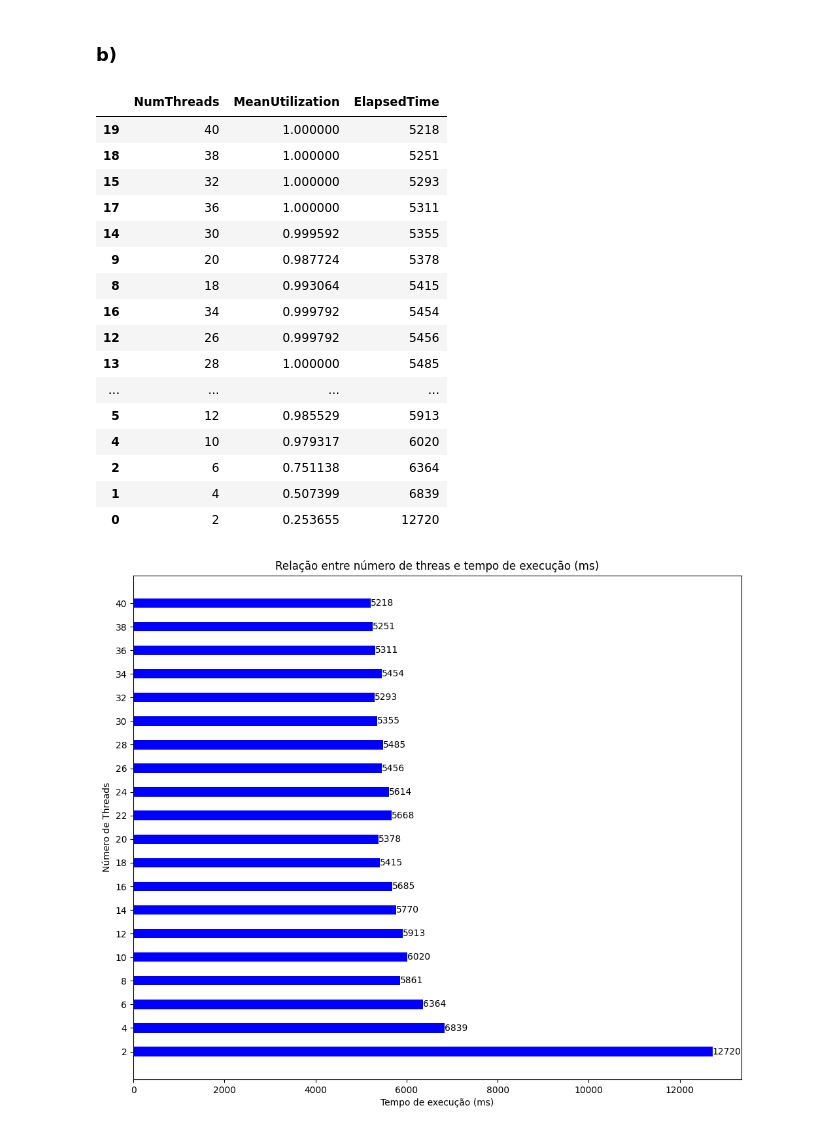
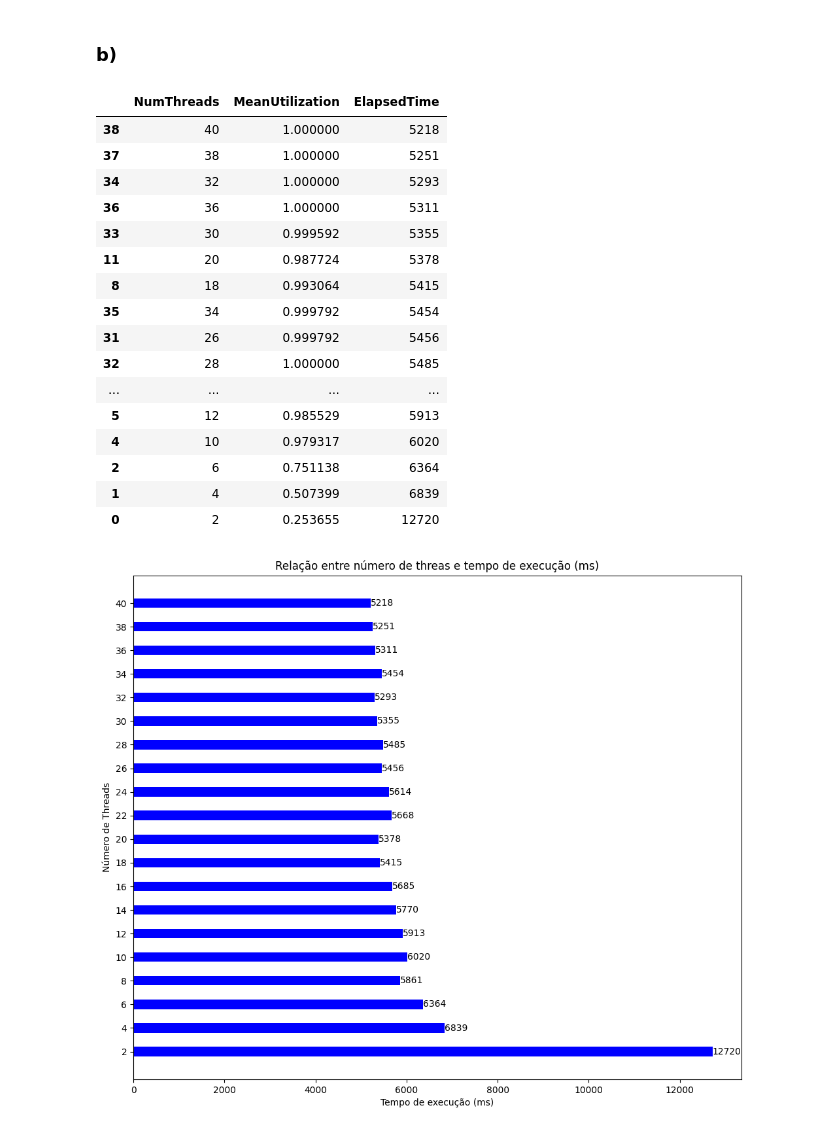
Before and after one commit to BrunSouza/Analise-desempenho-de-sistemas, a Jupyter notebook: analise.ipynb, the cells around one changed output. Drawn from its saved outputs; the diff is of its cells as text; code cells hidden in the pictures.

```diff
--- a/analise.ipynb
+++ b/analise.ipynb
@@ -45,9 +46,9 @@ display(uso_cpu)
 # %%
 # Convertendo valores para porcentagem
-df_primos["MeanUtilizationPercent"] = df_primos["MeanUtilization"] * 100
+df_primos_qt_01["MeanUtilizationPercent"] = df_primos_qt_01["MeanUtilization"] * 100
 
 plt.figure(figsize=(12, 10))
-bars = plt.barh(df_primos["NumThreads"], df_primos["MeanUtilizationPercent"], color='b')
+bars = plt.barh(df_primos_qt_01["NumThreads"], df_primos_qt_01["MeanUtilizationPercent"], color='b')
 
 # Adicionando os valores nas barras
 for bar in bars:
@@ -59,7 +60,7 @@ for bar in bars:
     )
 
 # Espaçamento entre as barras
-num_threads = df_primos["NumThreads"]
+num_threads = df_primos_qt_01["NumThreads"]
 plt.yticks(ticks=range(min(num_threads), max(num_threads) + 1, 2))
 
 plt.title("Relação entre NumThreads e MeanUtilization (em %)")
@@ -72,23 +78,24 @@ plt.show()
 ### b)
 # %%
 # Ordenar os dados pelo número de threads
-temp_total_exec = df_primos.sort_values(by="ElapsedTime", ascending=True)
+df_primos_qt_01 = df_primos[df_primos["NumeroMaximo"]==110000]
+temp_total_exec = df_primos_qt_01.sort_values(by="ElapsedTime", ascending=True)
 
 # Exibir apenas as colunas desejadas
 temp_total_exec = temp_total_exec[["NumThreads", "MeanUtilization","ElapsedTime"]]
 display(temp_total_exec)
 # %% [output]
 |  | NumThreads | MeanUtilization | ElapsedTime |
-| 19 | 40 | 1.000000 | 5218 |
-| 18 | 38 | 1.000000 | 5251 |
-| 15 | 32 | 1.000000 | 5293 |
-| 17 | 36 | 1.000000 | 5311 |
-| 14 | 30 | 0.999592 | 5355 |
-| 9 | 20 | 0.987724 | 5378 |
+| 38 | 40 | 1.000000 | 5218 |
+| 37 | 38 | 1.000000 | 5251 |
+| 34 | 32 | 1.000000 | 5293 |
+| 36 | 36 | 1.000000 | 5311 |
+| 33 | 30 | 0.999592 | 5355 |
+| 11 | 20 | 0.987724 | 5378 |
 | 8 | 18 | 0.993064 | 5415 |
-| 16 | 34 | 0.999792 | 5454 |
-| 12 | 26 | 0.999792 | 5456 |
-| 13 | 28 | 1.000000 | 5485 |
+| 35 | 34 | 0.999792 | 5454 |
+| 31 | 26 | 0.999792 | 5456 |
+| 32 | 28 | 1.000000 | 5485 |
 | ... | ... | ... | ... |
 | 5 | 12 | 0.985529 | 5913 |
 | 4 | 10 | 0.979317 | 6020 |
```
Also changed, not shown: parts of 5 cells of this notebook, 1 other file.
